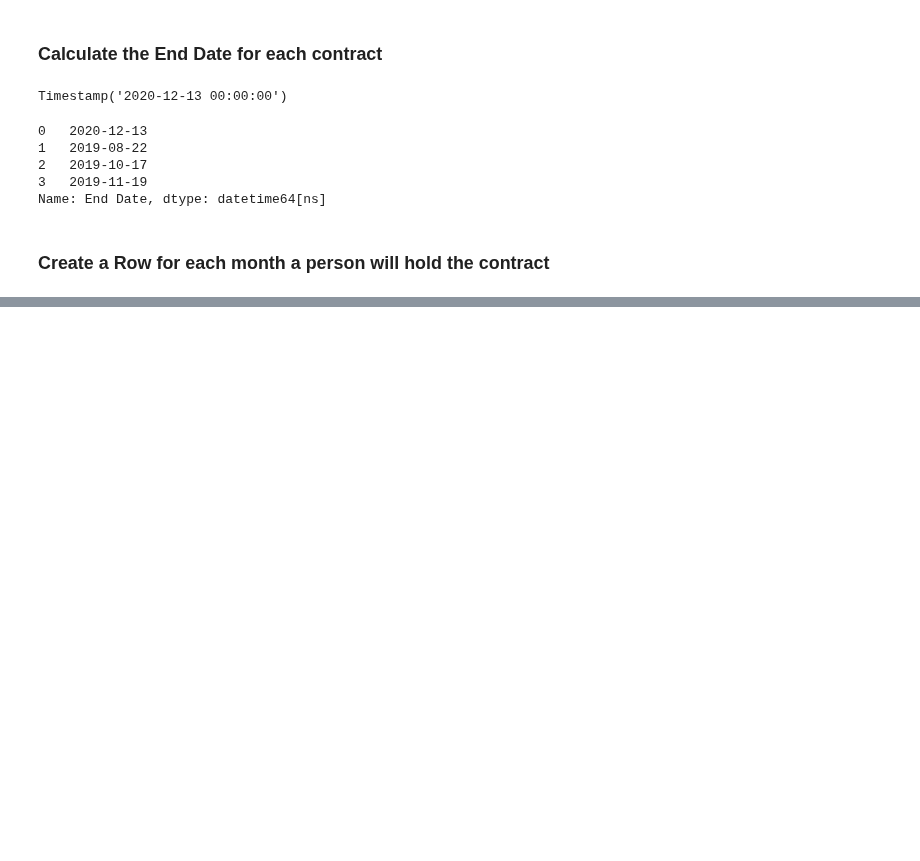
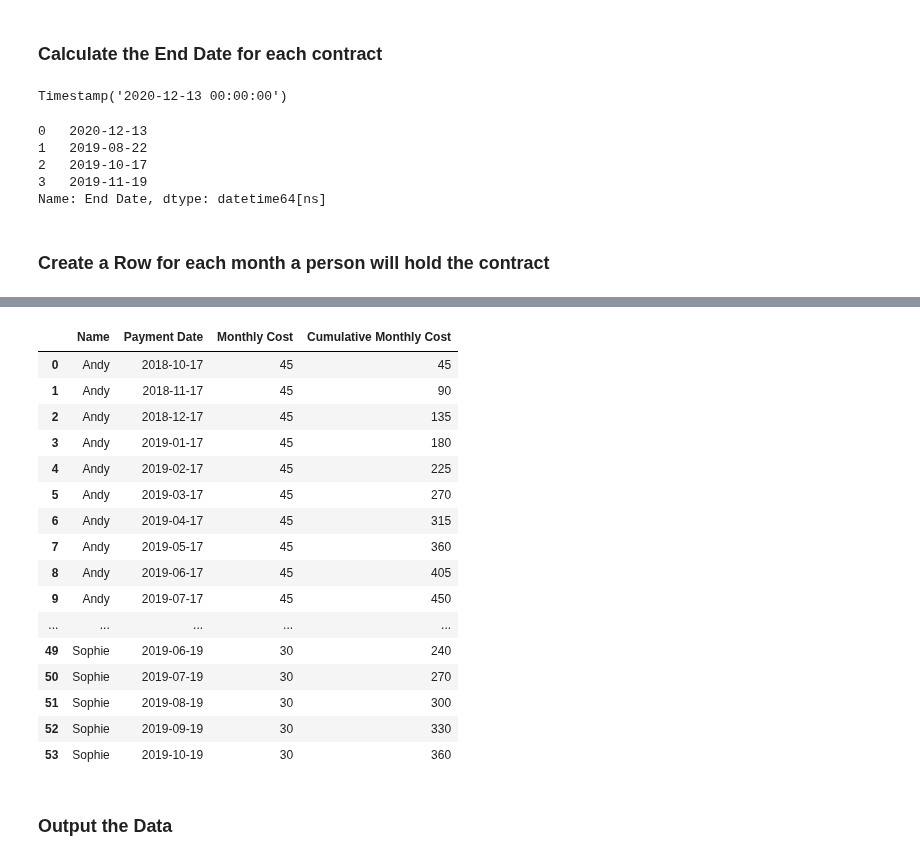
Before and after one commit to hyunjun33/Data_preprocessing, a Jupyter notebook: Preppin' Data 2021 Week 37 Challenge.ipynb, the cells around one changed output, grey strips where cells are left out. Cells and saved outputs as stored; diff of their text form; code cells hidden in the pictures; blank space fills up the shorter version.

```diff
--- a/Preppin' Data 2021 Week 37 Challenge.ipynb
+++ b/Preppin' Data 2021 Week 37 Challenge.ipynb
@@ -71,0 +129,6 @@ Name: End Date, dtype: datetime64[ns]
+# %%
+new_rows[["year", "month", "day"]] = new_rows[["year", "month", "day"]].astype(str)
+new_rows["Contract period"] = new_rows["day"] + "/" + new_rows["month"] + "/" + new_rows["year"]
+# %%
+new_rows["Contract period"] = new_rows["Contract period"].map(lambda x: pd.to_datetime(x))
+new_rows = new_rows.drop([0, "year", "month", "day"], axis=1)
@@ -71,0 +137,4 @@ Name: End Date, dtype: datetime64[ns]
+# %%
+cost_info = contract[["Name", "Monthly Cost"]].drop_duplicates()
+new_rows = new_rows.merge(cost_info, how="left", on="Name")
+new_rows.head()
@@ -71,0 +148,25 @@ Name: End Date, dtype: datetime64[ns]
+# %%
+cumulative_cost = new_rows.groupby(["Name"])["Monthly Cost"].cumsum().apply(pd.Series)
+new_rows["Cumulative Monthly Cost"] = cumulative_cost
+new_rows = new_rows.rename(columns={"Contract period": "Payment Date"})
+new_rows
+# %% [output]
+|  | Name | Payment Date | Monthly Cost | Cumulative Monthly Cost |
+| 0 | Andy | 2018-10-17 | 45 | 45 |
+| 1 | Andy | 2018-11-17 | 45 | 90 |
+| 2 | Andy | 2018-12-17 | 45 | 135 |
+| 3 | Andy | 2019-01-17 | 45 | 180 |
+| 4 | Andy | 2019-02-17 | 45 | 225 |
+| 5 | Andy | 2019-03-17 | 45 | 270 |
+| 6 | Andy | 2019-04-17 | 45 | 315 |
+| 7 | Andy | 2019-05-17 | 45 | 360 |
+| 8 | Andy | 2019-06-17 | 45 | 405 |
+| 9 | Andy | 2019-07-17 | 45 | 450 |
+| ... | ... | ... | ... | ... |
+| 49 | Sophie | 2019-06-19 | 30 | 240 |
+| 50 | Sophie | 2019-07-19 | 30 | 270 |
+| 51 | Sophie | 2019-08-19 | 30 | 300 |
+| 52 | Sophie | 2019-09-19 | 30 | 330 |
+| 53 | Sophie | 2019-10-19 | 30 | 360 |
+# %% [markdown]
+### Output the Data
```
Also changed, not shown: parts of 6 cells of this notebook.
